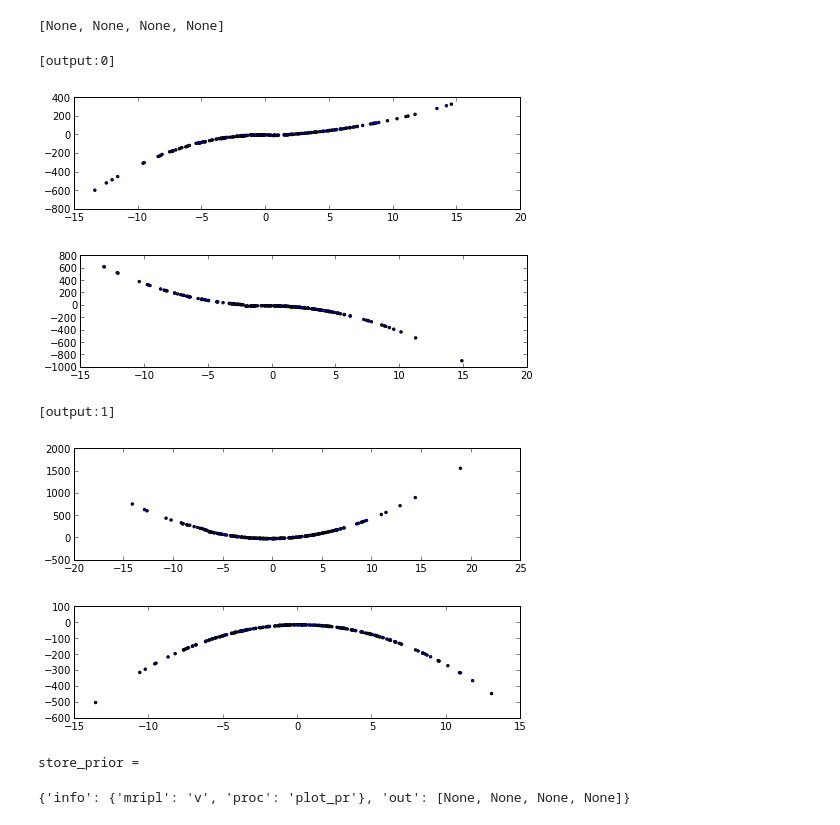
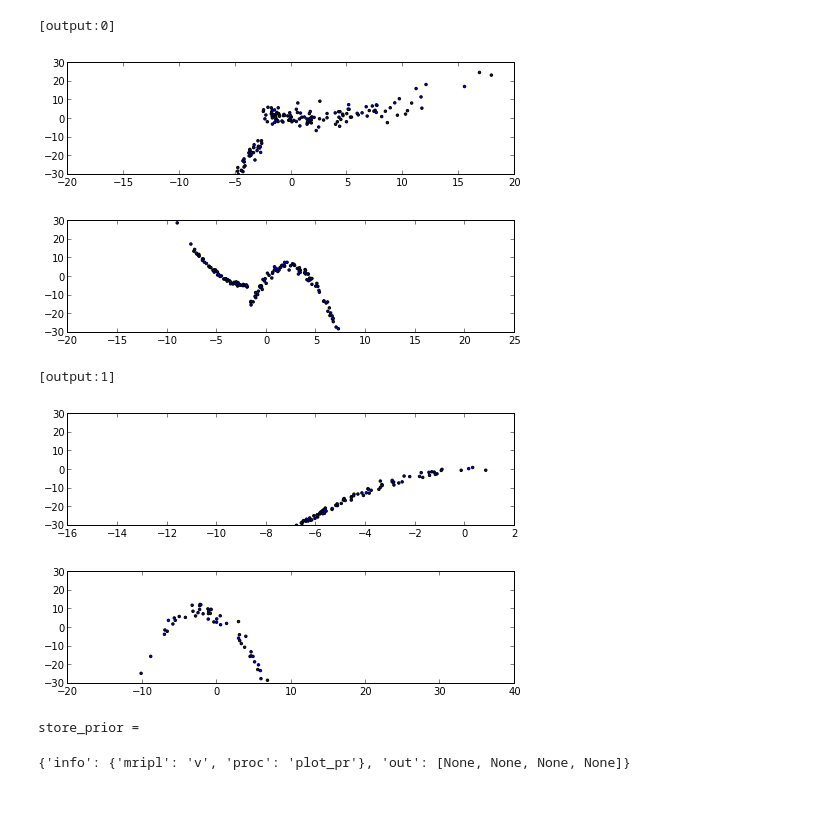
Before and after one commit to owainevans/myunit, a Jupyter notebook: pivot_quad.ipynb, the cells around one changed output. Saved outputs shown, nothing was run; the diff lists cells and outputs as text; code cells hidden in the pictures.

```diff
--- a/pivot_quad.ipynb
+++ b/pivot_quad.ipynb
@@ -44,32 +94,30 @@ assert all( [ .5 > (xy[0] - xy[1]) for xy in xy2s ] )
 # %%
 clear_all_engines()
 v=MRipl(4,lite=lite,verbose=False)
-v.execute_program(pivot_model); #v.execute_program(pivot_check)
-v.infer(1)
+out=v.execute_program(x_model_crp+pivot_model); #v.execute_program(pivot_check)
-# %% [output]
-[None, None, None, None]
 # %%
 %%mr_map v plot_pr store_prior
 import numpy as np
-no_sample_points=40
+no_sample_points=200
 
 def plot_pr(ripl):
     # pull some x,y pairs from ripl
     xs = [ripl.predict('(x %i)' % i) for i in range(no_sample_points) ]
     ys = [ripl.predict('(y %i)' % i) for i in range(no_sample_points) ]
     xr = np.linspace(min(xs),max(xs),100)
 
     # plot function f and some x,y pairs
     fig,ax = plt.subplots(1,1,figsize=(8,2))
     ax.scatter(xs,ys,s=6)
+    ax.set_ylim(-30,30)
     return None
 # %% [output]
 [output:0]
-[figure, old version]
+[figure, new version]
-[figure, old version]
+[figure, new version]
 [output:1]
-[figure, old version]
+[figure, new version]
-[figure, old version]
+[figure, new version]
 store_prior =
 {'info': {'mripl': 'v', 'proc': 'plot_pr'}, 'out': [None, None, None, None]}
 # %%
```
Also changed, not shown: parts of 9 cells of this notebook.
